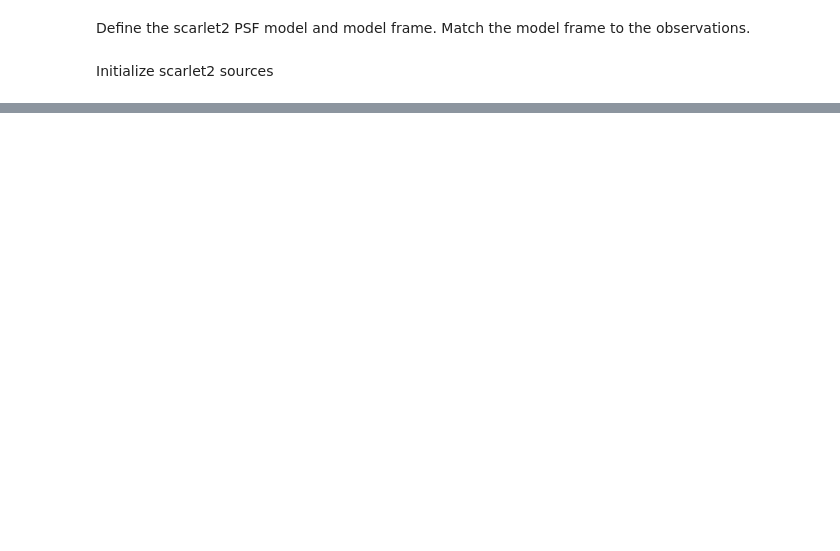
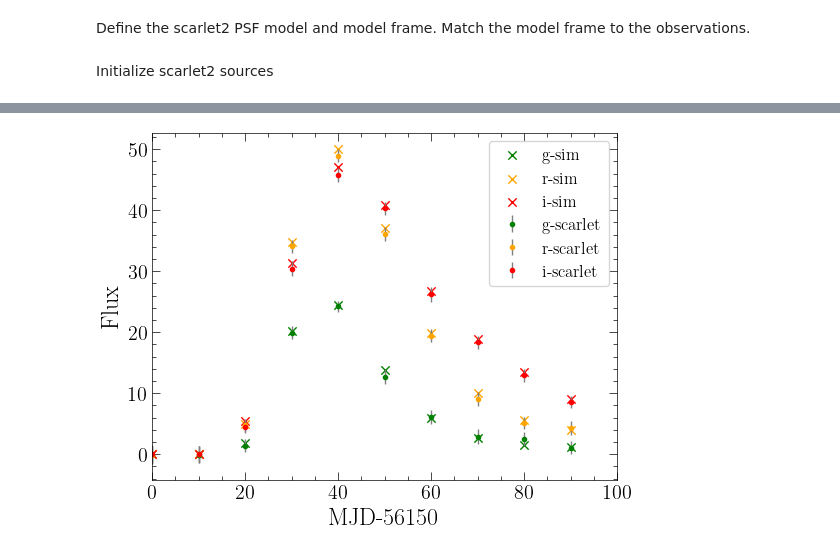
Before and after one commit to charlotteaward/TimeDomainScarlet2, a Jupyter notebook: notebooks/Simulated_SN_example.ipynb, the cells around one changed output, grey strips where cells are left out. Saved outputs shown, nothing was run; the diff lists cells and outputs as text; code cells hidden in the pictures; blank space fills up the shorter version.

```diff
--- a/notebooks/Simulated_SN_example.ipynb
+++ b/notebooks/Simulated_SN_example.ipynb
@@ -523,0 +486,87 @@ plt.show()
+# %%
+from numpyro.infer.initialization import init_to_sample
+
+parameters = scene_.make_parameters()
+p = scene_.sources[indtransient].morphology.center
+prior = dist.Normal(p, scale=0.1)
+parameters += Parameter(p, name=f"morphology.center:"+str(indtransient), prior=prior)
+p = scene_.sources[indtransient+1].morphology.data
+prior = dist.Normal(p, scale=0.1)
+parameters += Parameter(p, name=f"morphology.data:"+str(indtransient+1), prior=prior)
+p = scene_.sources[indtransient].spectrum.data
+prior = dist.Normal(p, scale=0.1)
+parameters += Parameter(p, name=f"spectrum:"+str(indtransient), prior=prior)
+p = scene_.sources[indtransient+1].spectrum.data
+prior = dist.Normal(p, scale=0.1)
+parameters += Parameter(p, name=f"spectrum:"+str(indtransient+1), prior=prior)
+
+mcmc = scene_.sample(observations_sc2,parameters,num_warmup=200, num_samples=500, dense_mass=True, init_strategy=init_to_sample)
+#print(mcmc.get_samples())
+q = mcmc.get_samples()['morphology.center:'+str(indtransient)]
+#q = mcmc.get_samples()['spectrum:'+str(indtransient)]
+#q = mcmc.get_samples()['morphology.data:'+str(indtransient+1)]
+
+q1 = np.percentile(q,[2.5,16,50,84,97.5],axis=0)
+print('q1',q1)
+centerAGN = np.asfarray([q1[2,0],q1[2,1]])
+errorAGN = np.asarray([np.abs(q1[3,0]-q1[1,0]),np.abs(q1[3,1]-q1[1,1])])
+print(centerAGN,errorAGN)
+#corner.corner(mcmc).show()
+#plt.savefig(plotdir+'/'+srcname+'_transientcenter_corner.png')
+#plt.show()
+#plt.clf()
+
+complc = np.loadtxt('/scratch/gpfs/cw1074/HSCdata/multiressingleshift_priorimage/SNoff1.5_5_2.0_lc.txt',dtype=str)
+lcbands= [x[-1] for x in complc[:,1]]
+q = mcmc.get_samples()['spectrum:'+str(indtransient)]
+q1 = np.percentile(q,[2.5,16,50,84,97.5],axis=0)
+fac = np.sum(scene_.sources[indtransient].morphology(),axis=(-2,-1))
+fluxes = []
+fluxerrors = []
+for i,b in zip(range(q1.shape[1]),bandind):
+    print(i,'median = ',q1[2][i],'std = ',(q1[3][i]-q1[1][i]))
+    fluxes.append(q1[2][i]*fac)
+    fluxerrors.append(np.abs(q1[4][i]-q1[0][i])*fac)
+
+fluxes = np.asfarray(fluxes)
+fluxerrors = np.asfarray(fluxerrors)
+times=np.asfarray(times)
+
+summed_diff=[]
+fac = np.sum(scene_.sources[indtransient].morphology(),axis=(-2,-1))
+
+for bind,(b,c) in enumerate(zip(bandall,['green','orange','red','purple','blue'])):
+    indb = np.argwhere(np.asarray(lcbands)==b)[:,0]
+    plt.errorbar(times[epochs==b]-57700+1550,fluxes[epochs==b],yerr = fluxerrors[epochs==b],linestyle='',label=b+'-scarlet',color=c,marker='.',ecolor='gray')#+fluxgal[epochs==b]),label=b,color=c,marker='.')
+    plt.scatter(np.asfarray(complc[:,0])[indb]-57700+1550,np.asfarray(complc[:,2])[indb],label=b+'-sim',color=c,marker='x')
+
+plt.xlabel('MJD-56150')
+plt.xlim((0,100))
+plt.ylabel('Flux')
+plt.legend()
+plt.savefig(plotdir+'/'+srcname+'_lc_flux_nonparametric.pdf')
+plt.show()
+plt.clf()
+outlchead=['MJD','FLUX','FLUXERR','BAND']
+outlc=np.column_stack((times,fluxes,fluxerrors,epochs))
+outlc = np.vstack((outlchead,outlc))
+np.savetxt(plotdir+'/lc.txt',np.asarray(outlc,dtype=str),fmt='%s')
+sed=[]
+sederr=[]
+print(bandall)
+for b,c in zip(bandall,['green','orange','red','purple','blue']):
+    indb = np.argwhere(np.asarray(lcbands)==b)[:,0]
+    plt.errorbar(times[epochs==b]-57700+1550,25-2.5*np.log10(fluxes[epochs==b]),yerr = 1.0857*np.abs(fluxerrors[epochs==b]/fluxes[epochs==b]),ecolor='gray',linestyle='',label=b+'-scarlet',color=c,marker='.')#+fluxgal[epochs==b]),label=b,color=c,marker='.')
+    plt.scatter(np.asfarray(complc[:,0])[indb]-57700+1550,25-2.5*np.log10(np.asfarray(complc[:,2])[indb]),label=b+'-sim',color=c,marker='x')
+    summed_diff+=np.sum(np.abs(flux[epochs==b]-np.asfarray(complc[:,2])[indb]))
+print('summed diff',summed_diff)
+plt.xlabel('MJD-56150')
+plt.xlim((0,100))
+plt.ylim((19.8,24))
+plt.ylabel('Magnitude')
+plt.gca().invert_yaxis()
+plt.legend()
+plt.savefig(plotdir+'/'+srcname+'_lc_mag_nonparametric.pdf')
+print('Saved',plotdir+'/'+srcname+'_lc_mag_nonparametric.pdf')
+plt.show()
+# %% [output]
@@ -523,0 +590 @@ plt.show()
+[figure, added]
```
Also changed, not shown: parts of 14 cells of this notebook, 1 other file.
